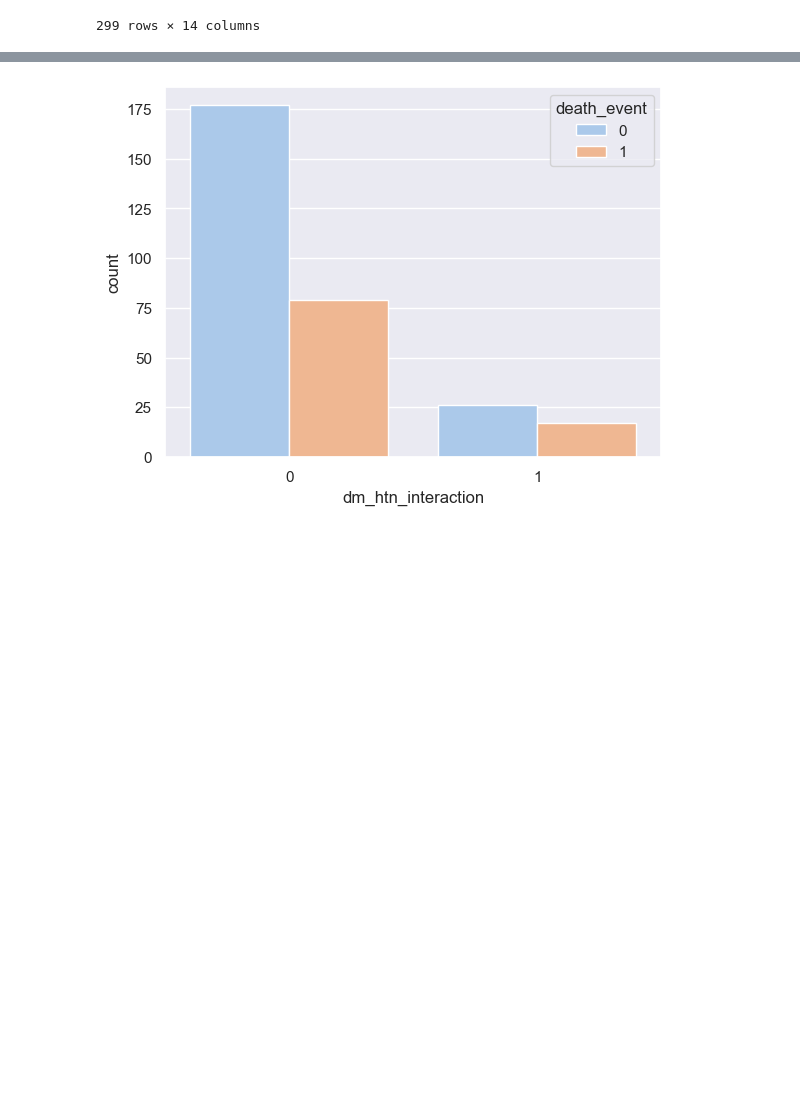
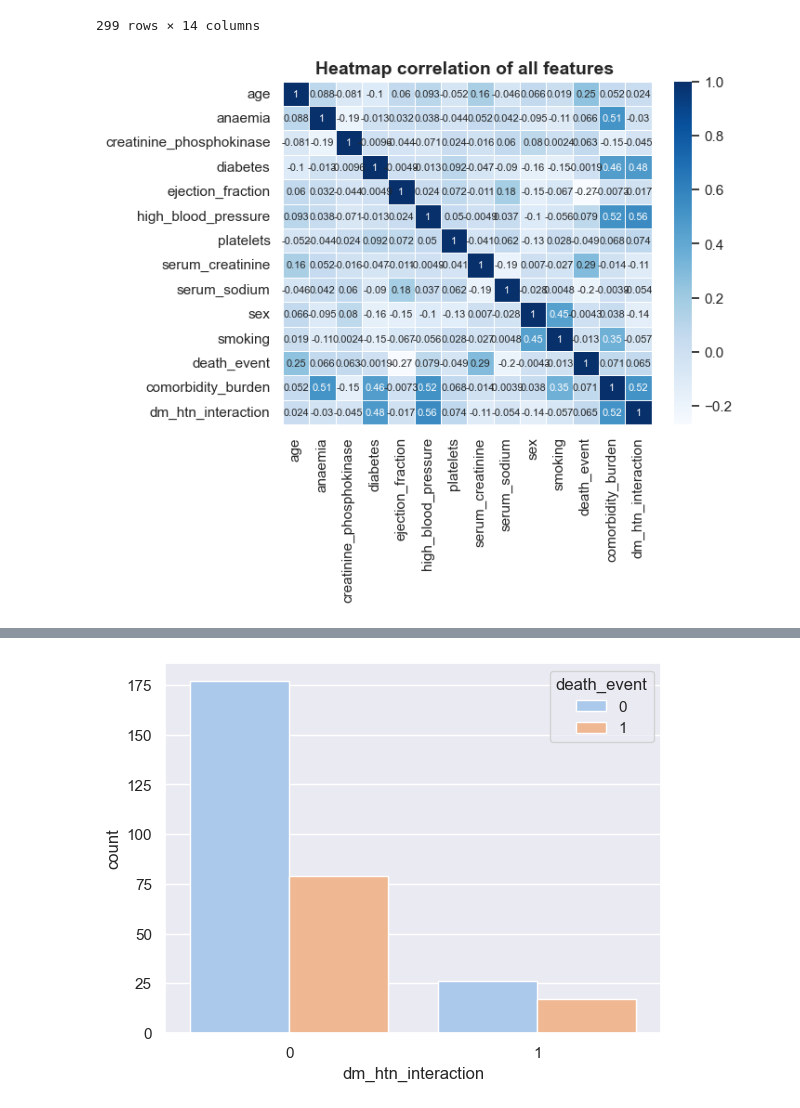
Before and after one commit to BhavitaL/heart_failure_clinical_study, a Jupyter notebook: jupyter_notebooks/heart_failure_clinical_study.ipynb, the cells around one changed output, grey strips where cells are left out. Drawn from its saved outputs; the diff is of its cells as text; code cells hidden in the pictures; blank space fills up the shorter version.

Commit message:
Heatmap for newly added features

```diff
--- a/jupyter_notebooks/heart_failure_clinical_study.ipynb
+++ b/jupyter_notebooks/heart_failure_clinical_study.ipynb
@@ -232,6 +232,15 @@ df_clean
 | 297 | 45 | 0 | 2413 | 0 | 38 | 0 | 140000.00 | ... |
 | 298 | 50 | 0 | 196 | 0 | 45 | 0 | 395000.00 | ... |
 299 rows × 14 columns
+# %%
+#Plot a heat map to better visualise the strongest and weakest correlation between the newly engineered features
+#================================================================================================================
+heatmap_figure=sns.set_theme(style="whitegrid") #format the grid colour settings
+sns.heatmap(data=df_clean.corr(), annot=True, linewidths=0.5,annot_kws={"size": 8},cmap='Blues')# set up the heatmap
+plt.title("Heatmap correlation of all features ", fontsize=14, fontweight='bold') #set title of the heat map
+plt.show()#show the heatmap figure
+# %% [output]
+[figure, added]
 # %%
 df_dashboard=df_clean.copy()
 df_dashboard['smoking']=df_dashboard['smoking'].map({0:'non-Smoker', 1:'smoker'})
```
